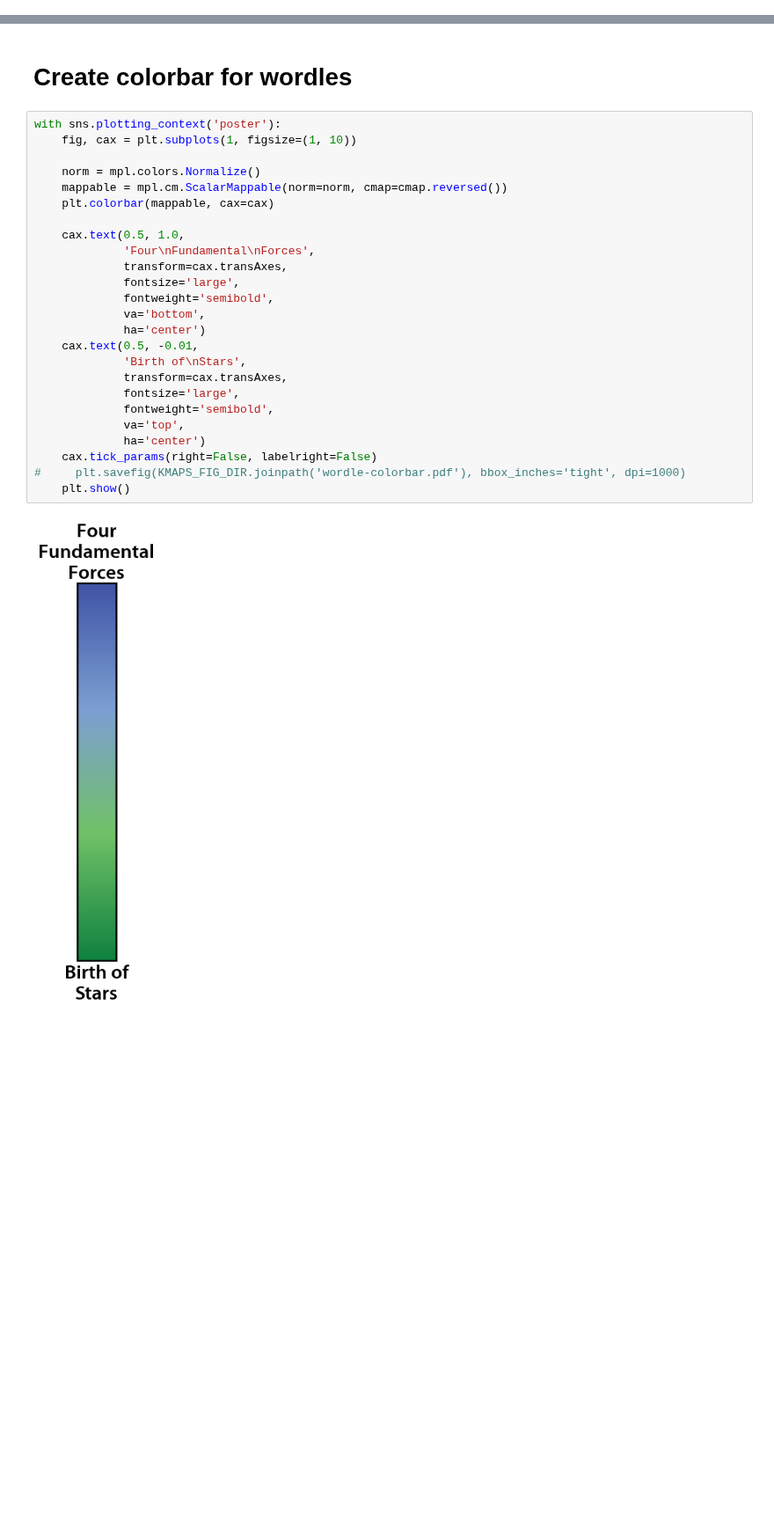
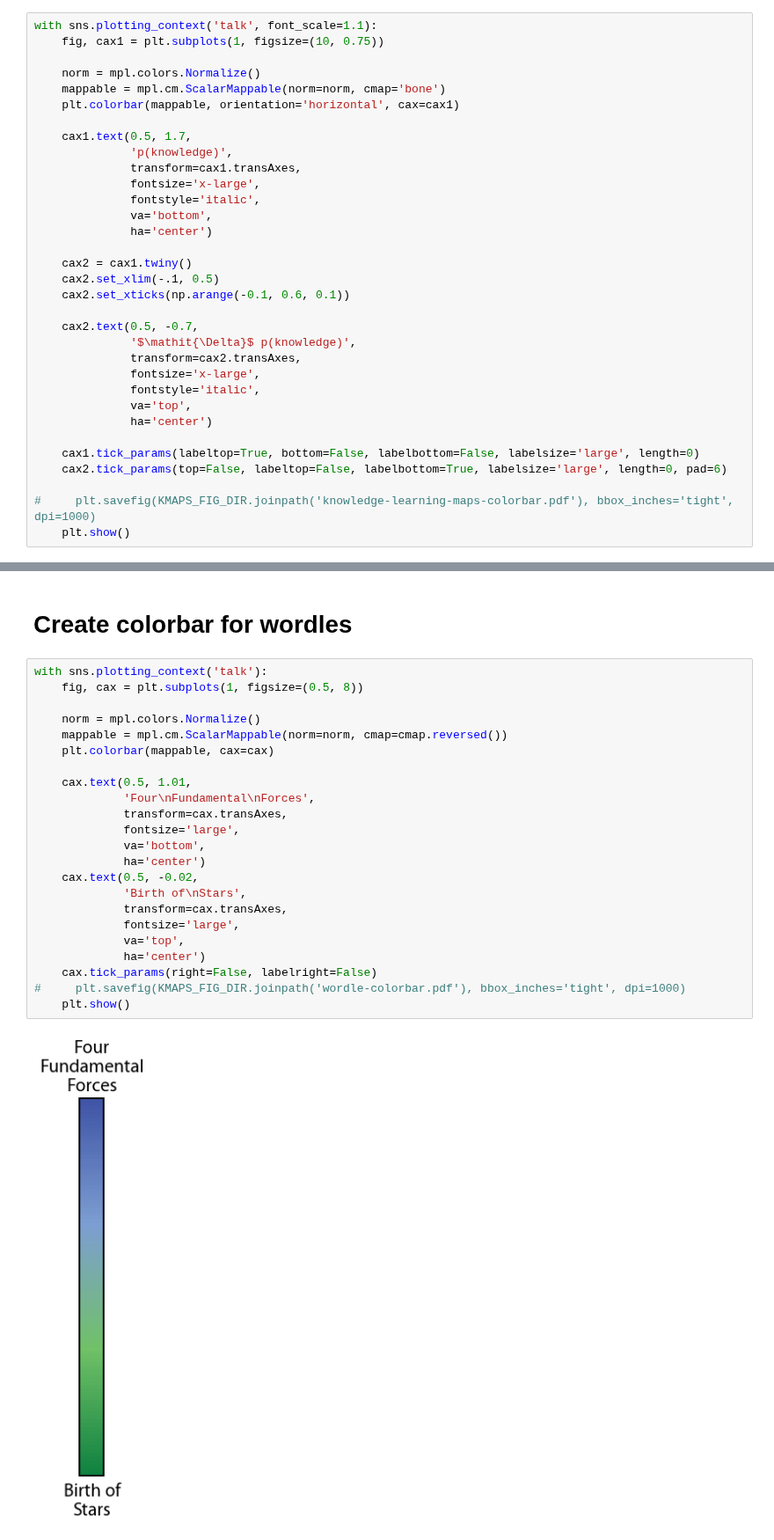
Before and after one commit to ContextLab/efficient-learning-khan, a Jupyter notebook: code/notebooks/4_knowledge-maps.ipynb, the cells around one changed output, grey strips where cells are left out. Shown at 88% size. Saved outputs shown, nothing was run; the diff lists cells and outputs as text; blank space fills up the shorter version.

Commit message:
create separate shared colorbar for knowledge & learning maps

```diff
--- a/code/notebooks/4_knowledge-maps.ipynb
+++ b/code/notebooks/4_knowledge-maps.ipynb
@@ -561,0 +617,33 @@ with sns.plotting_context('paper', font_scale=1.1):
+# %%
+with sns.plotting_context('talk', font_scale=1.1):
+    fig, cax1 = plt.subplots(1, figsize=(10, 0.75))
+
+    norm = mpl.colors.Normalize()
+    mappable = mpl.cm.ScalarMappable(norm=norm, cmap='bone')
+    plt.colorbar(mappable, orientation='horizontal', cax=cax1)
+
+    cax1.text(0.5, 1.7,
+              'p(knowledge)',
+              transform=cax1.transAxes,
+              fontsize='x-large',
+              fontstyle='italic',
+              va='bottom',
+              ha='center')
+
+    cax2 = cax1.twiny()
+    cax2.set_xlim(-.1, 0.5)
+    cax2.set_xticks(np.arange(-0.1, 0.6, 0.1))
+
+    cax2.text(0.5, -0.7,
+              '$\mathit{\Delta}$ p(knowledge)',
+              transform=cax2.transAxes,
+              fontsize='x-large',
+              fontstyle='italic',
+              va='top',
+              ha='center')
+
+    cax1.tick_params(labeltop=True, bottom=False, labelbottom=False, labelsize='large', length=0)
+    cax2.tick_params(top=False, labeltop=False, labelbottom=True, labelsize='large', length=0, pad=6)
+
+#     plt.savefig(KMAPS_FIG_DIR.joinpath('knowledge-learning-maps-colorbar.pdf'), bbox_inches='tight', dpi=1000)
+    plt.show()
@@ -624,29 +714,27 @@ plt.show()
 # %% [markdown]
 # Create colorbar for wordles
 # %%
-with sns.plotting_context('poster'):
-    fig, cax = plt.subplots(1, figsize=(1, 10))
+with sns.plotting_context('talk'):
+    fig, cax = plt.subplots(1, figsize=(0.5, 8))
 
     norm = mpl.colors.Normalize()
     mappable = mpl.cm.ScalarMappable(norm=norm, cmap=cmap.reversed())
     plt.colorbar(mappable, cax=cax)
 
-    cax.text(0.5, 1.0,
+    cax.text(0.5, 1.01,
              'Four\nFundamental\nForces',
              transform=cax.transAxes,
              fontsize='large',
-             fontweight='semibold',
              va='bottom',
              ha='center')
-    cax.text(0.5, -0.01,
+    cax.text(0.5, -0.02,
              'Birth of\nStars',
              transform=cax.transAxes,
              fontsize='large',
-             fontweight='semibold',
              va='top',
              ha='center')
     cax.tick_params(right=False, labelright=False)
 #     plt.savefig(KMAPS_FIG_DIR.joinpath('wordle-colorbar.pdf'), bbox_inches='tight', dpi=1000)
     plt.show()
 # %% [output]
-[figure, old version]
+[figure, new version]
```
Also changed, not shown: parts of 6 cells of this notebook, 1 other file.
